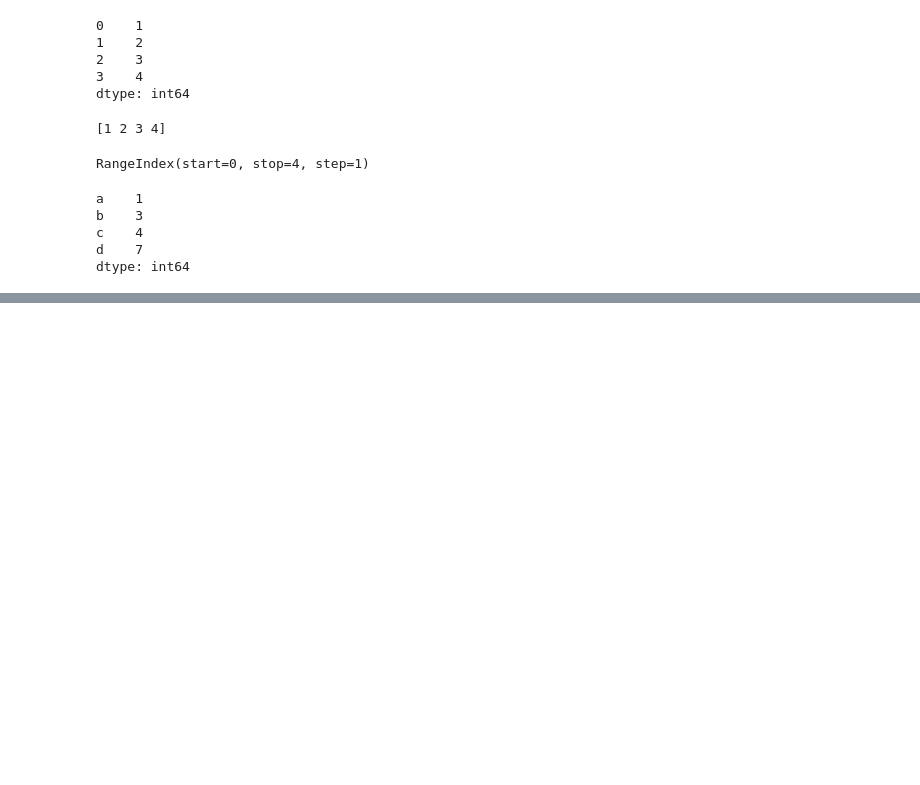
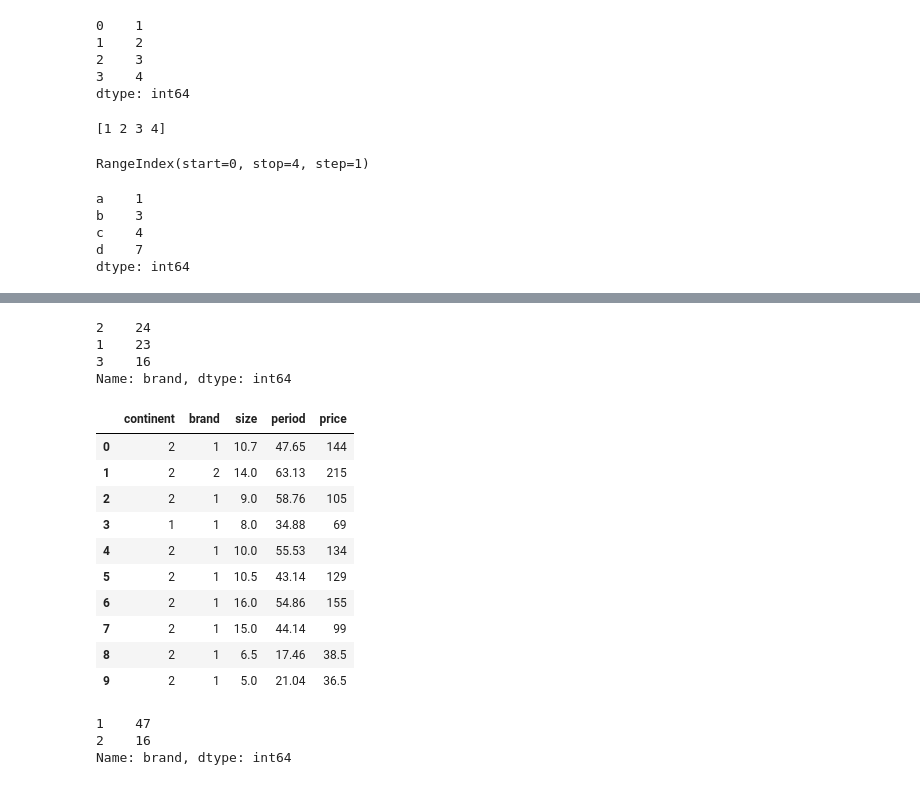
Before and after one commit to holdenkim/BBGS_2nd, a Jupyter notebook: BBGS_2_part1.ipynb, the cells around one changed output, grey strips where cells are left out. Saved outputs shown, nothing was run; the diff lists cells and outputs as text; code cells hidden in the pictures; blank space fills up the shorter version.

```diff
--- a/BBGS_2_part1.ipynb
+++ b/BBGS_2_part1.ipynb
@@ -270,0 +496,30 @@ dtype: int64
+# %%
+df['brand'].value_counts()
+# %% [output]
+2    24
+1    23
+3    16
+Name: brand, dtype: int64
+# %%
+recode_df = {"brand":{1:1, 2:1, 3:2}}
+df_recode1 = df.replace(recode_df)
+# %%
+df_recode1.head(10)
+# %% [output]
+|  | continent | brand | size | period | price |
+| 0 | 2 | 1 | 10.7 | 47.65 | 144 |
+| 1 | 2 | 2 | 14.0 | 63.13 | 215 |
+| 2 | 2 | 1 | 9.0 | 58.76 | 105 |
+| 3 | 1 | 1 | 8.0 | 34.88 | 69 |
+| 4 | 2 | 1 | 10.0 | 55.53 | 134 |
+| 5 | 2 | 1 | 10.5 | 43.14 | 129 |
+| 6 | 2 | 1 | 16.0 | 54.86 | 155 |
+| 7 | 2 | 1 | 15.0 | 44.14 | 99 |
+| 8 | 2 | 1 | 6.5 | 17.46 | 38.5 |
+| 9 | 2 | 1 | 5.0 | 21.04 | 36.5 |
+# %%
+df_recode1['brand'].value_counts()
+# %% [output]
+1    47
+2    16
+Name: brand, dtype: int64
```
Also changed, not shown: parts of 38 cells of this notebook.
